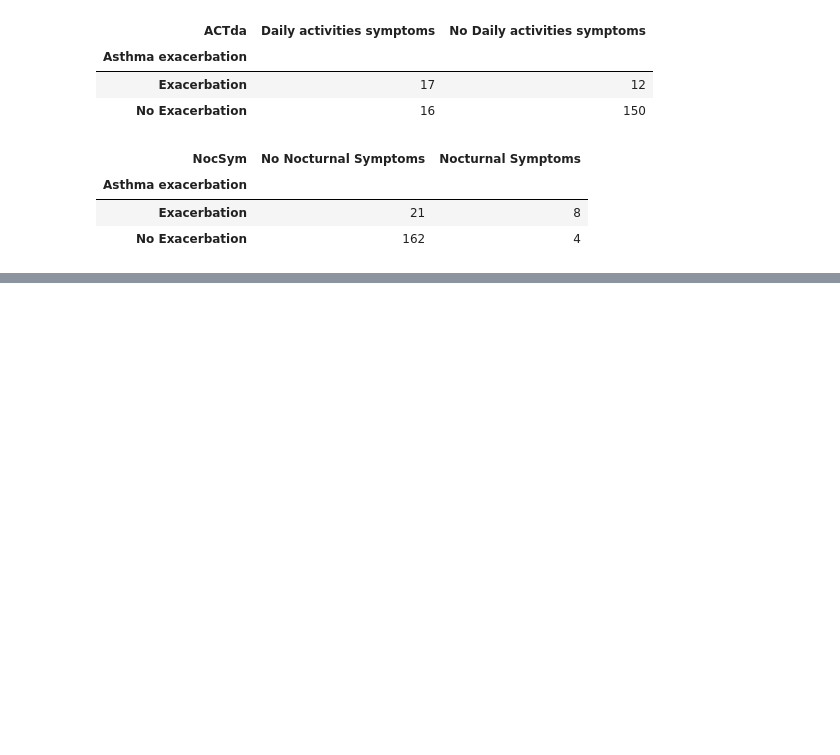
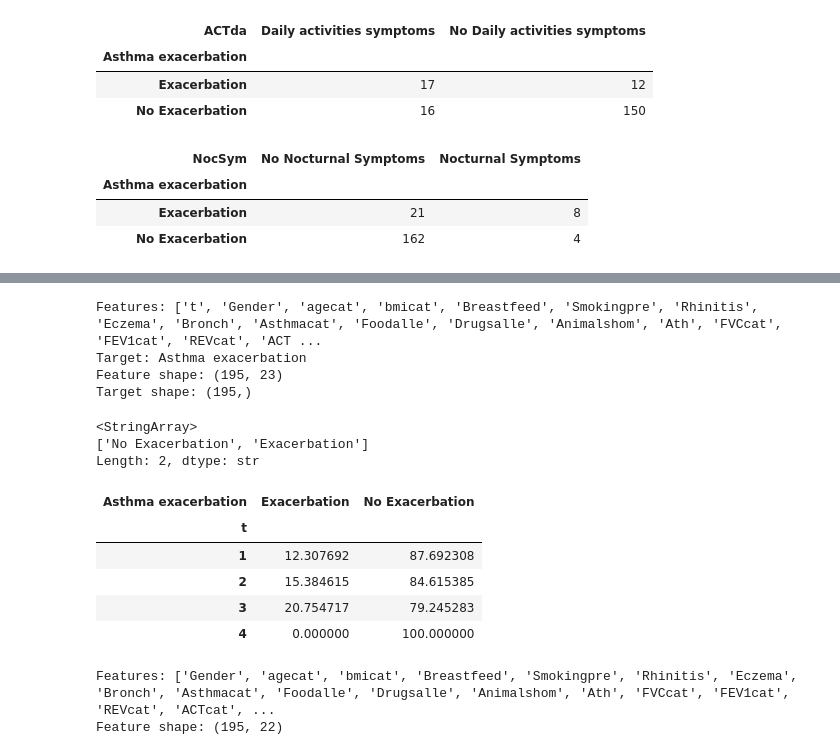
Before and after one commit to dumbgesh/asthma-attack-prediction, a Jupyter notebook: asthma_attack_pred.ipynb, the cells around one changed output, grey strips where cells are left out. Drawn from its saved outputs; the diff is of its cells as text; code cells hidden in the pictures; blank space fills up the shorter version.

```diff
--- a/asthma_attack_pred.ipynb
+++ b/asthma_attack_pred.ipynb
@@ -180,0 +264,43 @@ pd.crosstab(df["Asthma exacerbation"], df["NocSym"])
+# %%
+target = "Asthma exacerbation"
+
+X = df.drop(columns=[target, "id"])
+y = df[target]
+
+print("Features:", X.columns.tolist())
+print("Target:", y.name)
+print("Feature shape:", X.shape)
+print("Target shape:", y.shape)
+# %% [output]
+Features: ['t', 'Gender', 'agecat', 'bmicat', 'Breastfeed', 'Smokingpre', 'Rhinitis', 'Eczema', 'Bronch', 'Asthmacat', 'Foodalle', 'Drugsalle', 'Animalshom', 'Ath', 'FVCcat', 'FEV1cat', 'REVcat', 'ACT ...
+Target: Asthma exacerbation
+Feature shape: (195, 23)
+Target shape: (195,)
+# %%
+y.unique()
+# %% [output]
+<StringArray>
+['No Exacerbation', 'Exacerbation']
+Length: 2, dtype: str
+# %%
+#lets understand t better
+
+pd.crosstab(df["t"], df["Asthma exacerbation"], normalize="index") * 100
+# %% [output]
+| Asthma exacerbation | Exacerbation | No Exacerbation |
+| t |  |  |
+| 1 | 12.307692 | 87.692308 |
+| 2 | 15.384615 | 84.615385 |
+| 3 | 20.754717 | 79.245283 |
+| 4 | 0.000000 | 100.000000 |
+# %%
+#after dropping id and t, we have the following features and target
+
+X = df.drop(columns=["Asthma exacerbation", "id", "t"])
+y = df["Asthma exacerbation"]
+
+print("Features:", X.columns.tolist())
+print("Feature shape:", X.shape)
+# %% [output]
+Features: ['Gender', 'agecat', 'bmicat', 'Breastfeed', 'Smokingpre', 'Rhinitis', 'Eczema', 'Bronch', 'Asthmacat', 'Foodalle', 'Drugsalle', 'Animalshom', 'Ath', 'FVCcat', 'FEV1cat', 'REVcat', 'ACTcat', ...
+Feature shape: (195, 22)
```
Also changed, not shown: parts of 18 cells of this notebook, 2 other files.
